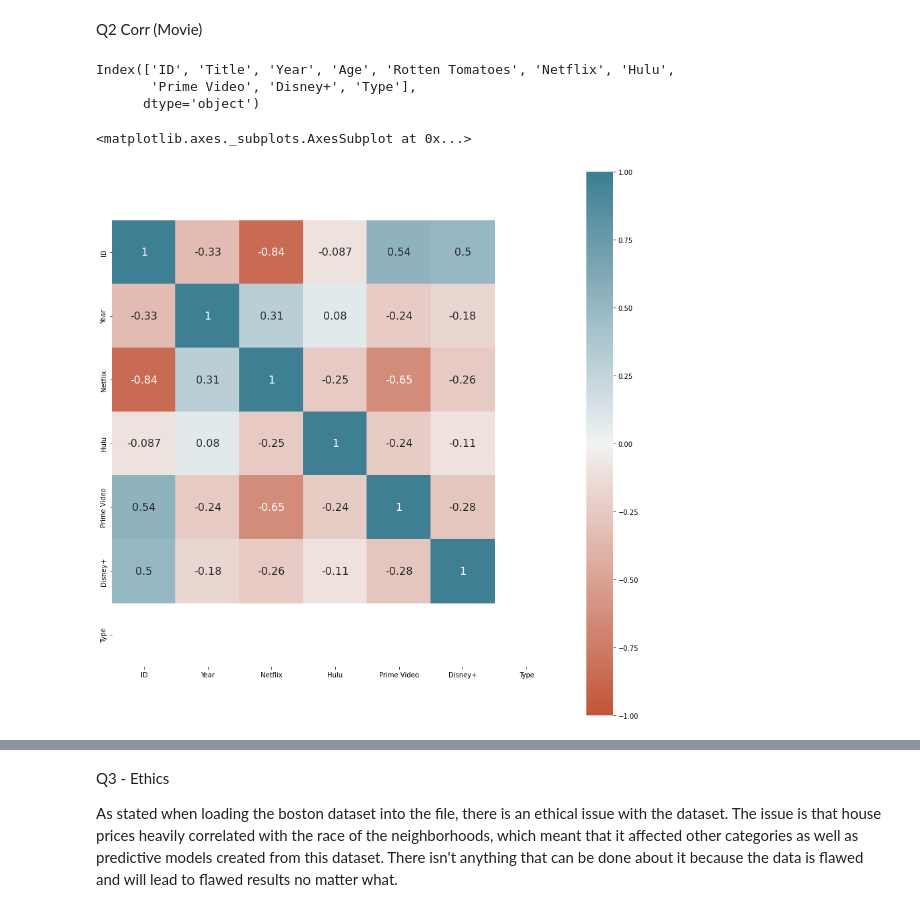
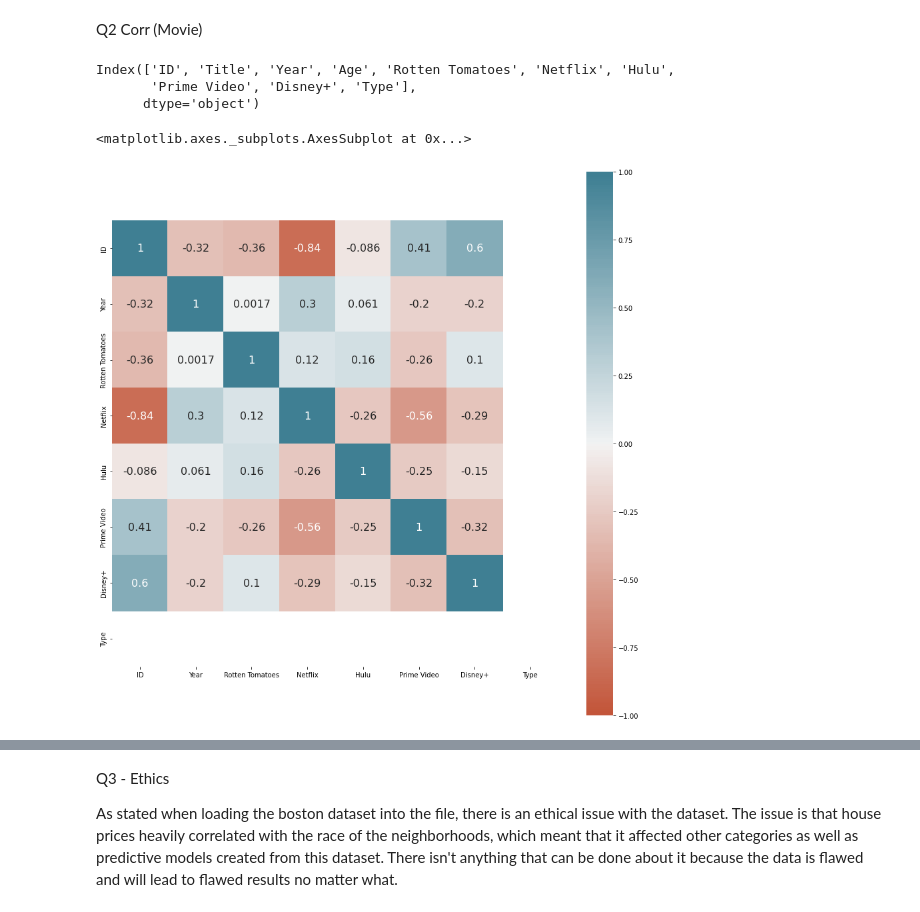
Before and after one commit to ShatteredPixelz/CSCI185, a Jupyter notebook: HW2_CSCI185.ipynb, the cells around one changed output, grey strips where cells are left out. Saved outputs shown, nothing was run; the diff lists cells and outputs as text; code cells hidden in the pictures.

Commit message:
HW2 Fixed RT score

```diff
--- a/HW2_CSCI185.ipynb
+++ b/HW2_CSCI185.ipynb
@@ -120,4 +118,7 @@ Q2 Names (Movies)
 # %%
+#Q2 - Movies
 import pandas as pd
 df = pd.read_csv("MoviesOnStreamingPlatforms.csv")
 df = df.drop('Unnamed: 0', 1)
+df = df.dropna()
+print(df.columns)
@@ -123,0 +129,6 @@ df = df.drop('Unnamed: 0', 1)
+# %%
+v = []
+for score in df['Rotten Tomatoes']:
+  v.append(float(Fraction(score)))
+
+df['Rotten Tomatoes'] = v
@@ -124,18 +148,17 @@ df = df.drop('Unnamed: 0', 1)
 # %% [markdown]
 Q2 Corr (Movie)
 # %%
+from fractions import Fraction
 print(df.columns)
-df.head(10)
-df.corr()
 
 plt.subplots(figsize=(15,15))
 sns.heatmap(df.corr(), vmin=-1, vmax=1, center=0,cmap=sns.diverging_palette(20, 220, n=200),annot=True, annot_kws={'size': 16}, square=True)
 # %% [output]
 Index(['ID', 'Title', 'Year', 'Age', 'Rotten Tomatoes', 'Netflix', 'Hulu',
        'Prime Video', 'Disney+', 'Type'],
       dtype='object')
 <matplotlib.axes._subplots.AxesSubplot at 0x...>
-[figure, old version]
+[figure, new version]
 # %% [markdown]
 2) Features highly correlated to each other:
 
```
Also changed, not shown: parts of 5 cells of this notebook.
